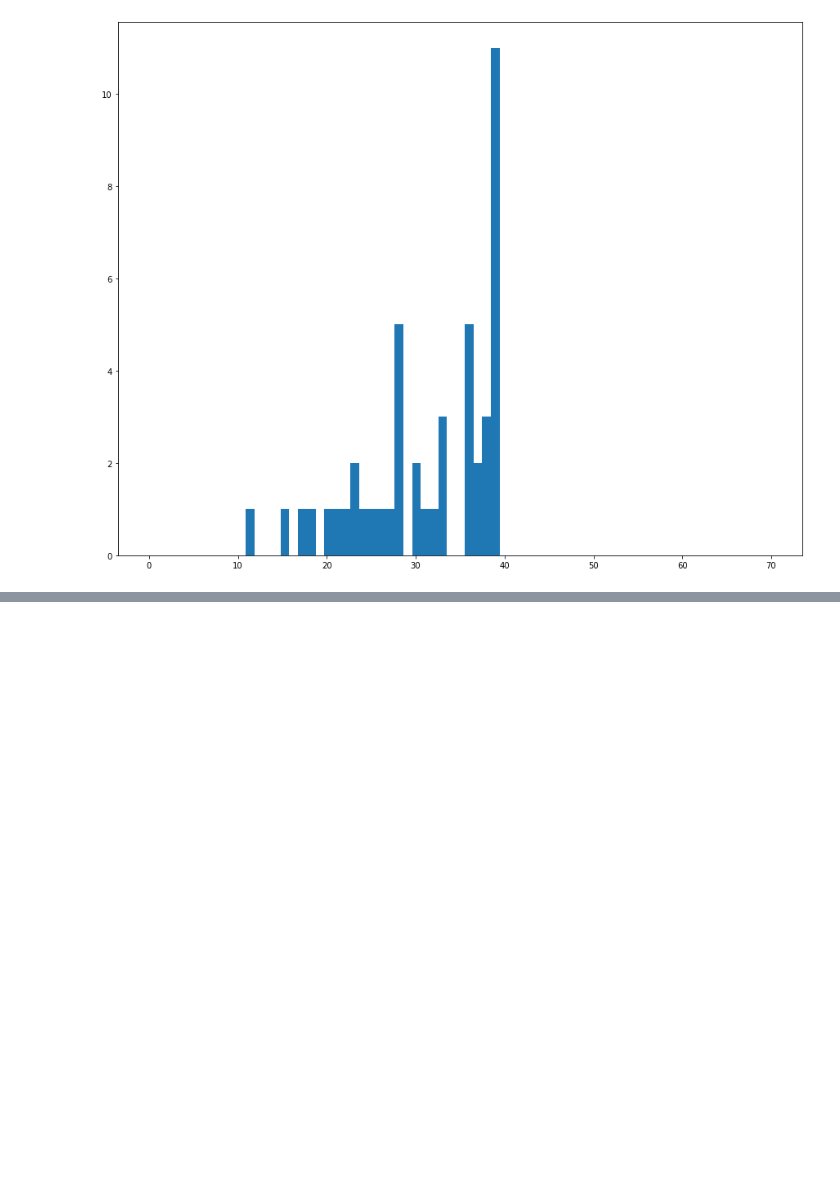
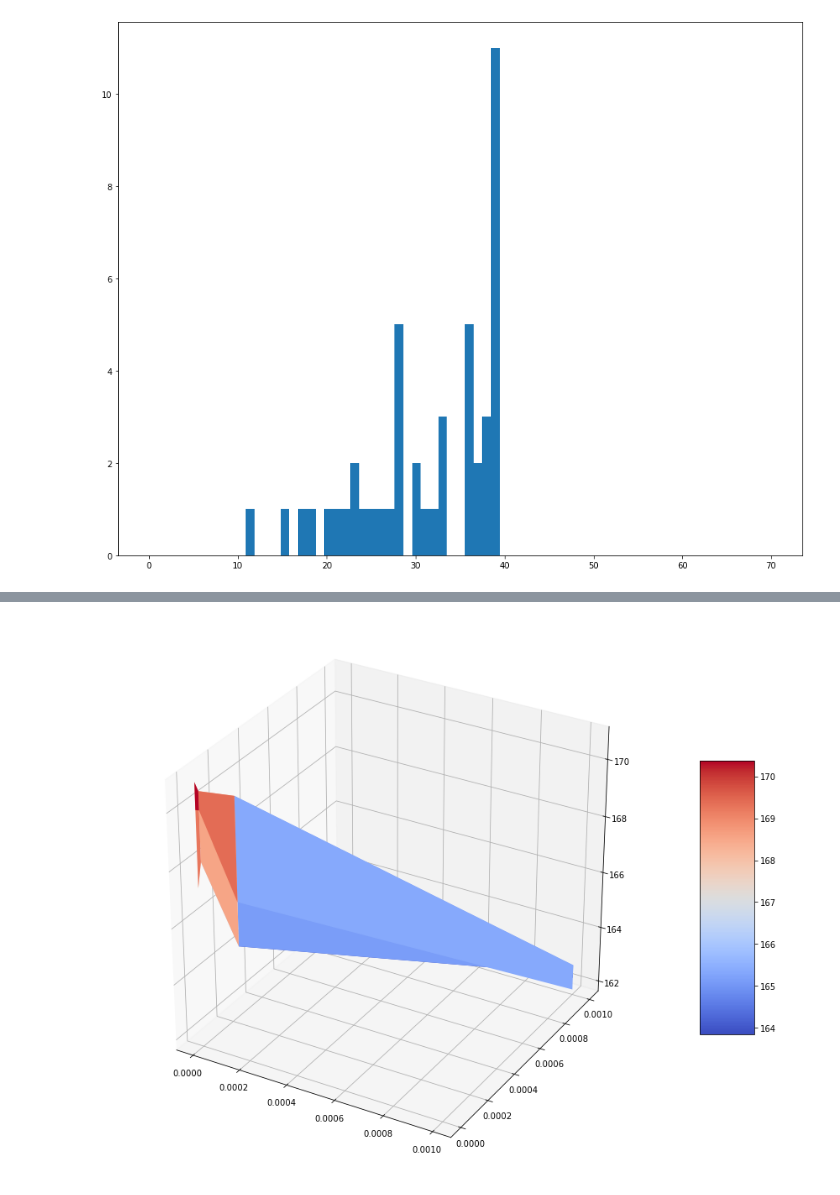
Before and after one commit to lukasgeyrhofer/corona, a Jupyter notebook: regression measures analysis.ipynb, the cells around one changed output, grey strips where cells are left out. Saved outputs shown, nothing was run; the diff lists cells and outputs as text; code cells hidden in the pictures; blank space fills up the shorter version.

```diff
--- a/regression measures analysis.ipynb
+++ b/regression measures analysis.ipynb
@@ -339,0 +497,14 @@ pickle.dump(model_singleC, open('pickle/model_singleC.pickle','wb'))
+# %%
+allres_da = pd.read_csv('results_doublealpha_200412.csv')
+
+from mpl_toolkits.mplot3d import Axes3D  # noqa: F401 unused import
+fig = plt.figure()
+ax = fig.gca(projection = '3d')
+x = np.array(allres_da['alpha'].unique())
+y = np.array(allres_da['alphacountry'].unique())
+z = np.array(allres_da['Loglike Test']).reshape(len(x),len(y))
+surf = ax.plot_surface(x,y,z, cmap = matplotlib.cm.coolwarm)
+fig.colorbar(surf,shrink=.5,aspect=5)
+plt.show()
+# %% [output]
+[figure, added]
```
Also changed, not shown: parts of 6 cells of this notebook, 1 other file.
